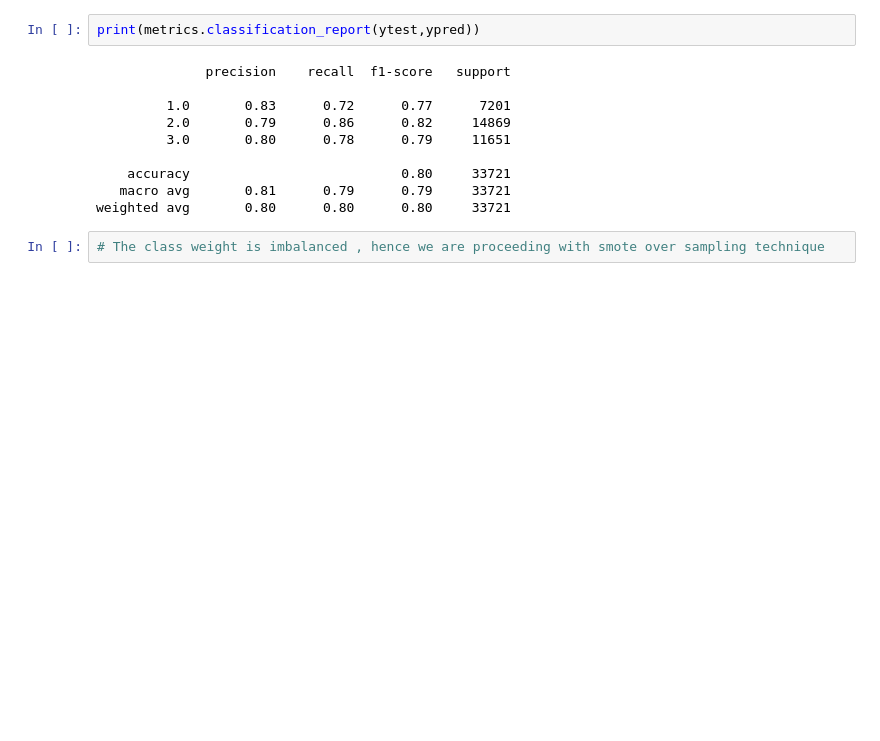
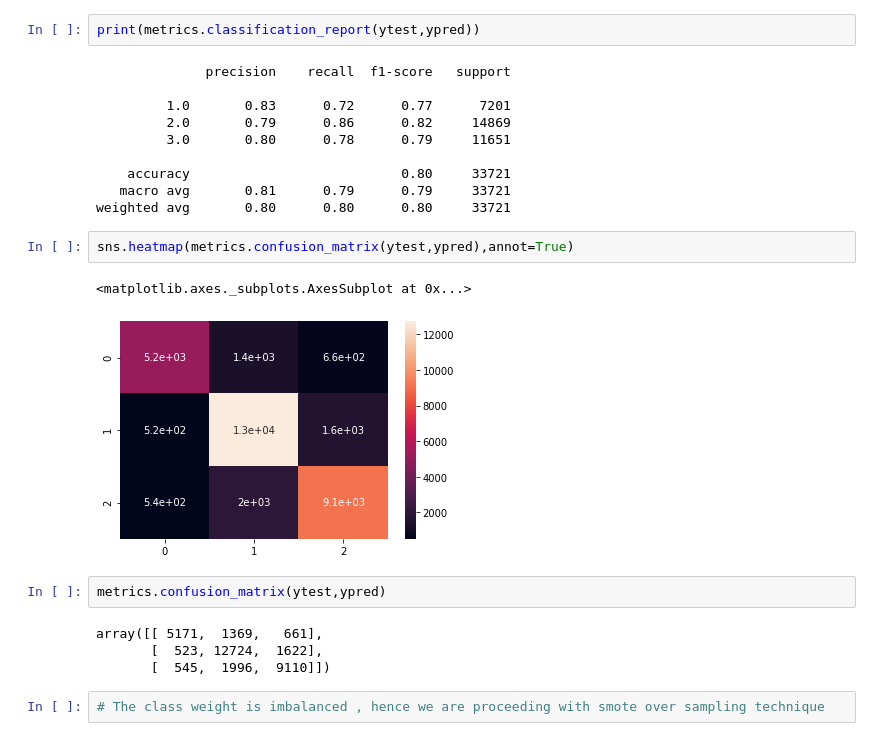
Before and after one commit to vigneshsathish/Capstone-Project, a Jupyter notebook: Final_Capstone.ipynb, the cells around one changed output. Drawn from its saved outputs; the diff is of its cells as text; blank space fills up the shorter version.

```diff
--- a/Final_Capstone.ipynb
+++ b/Final_Capstone.ipynb
@@ -815,6 +393,17 @@ print(metrics.classification_report(ytest,ypred))
     accuracy                           0.80     33721
    macro avg       0.81      0.79      0.79     33721
 weighted avg       0.80      0.80      0.80     33721
+# %%
+sns.heatmap(metrics.confusion_matrix(ytest,ypred),annot=True)
+# %% [output]
+<matplotlib.axes._subplots.AxesSubplot at 0x...>
+[figure, added]
+# %%
+metrics.confusion_matrix(ytest,ypred)
+# %% [output]
+array([[ 5171,  1369,   661],
+       [  523, 12724,  1622],
+       [  545,  1996,  9110]])
 # %%
 # The class weight is imbalanced , hence we are proceeding with smote over sampling technique
 # %% [markdown]
```
Also changed, not shown: parts of 115 cells of this notebook, 5 other files.
